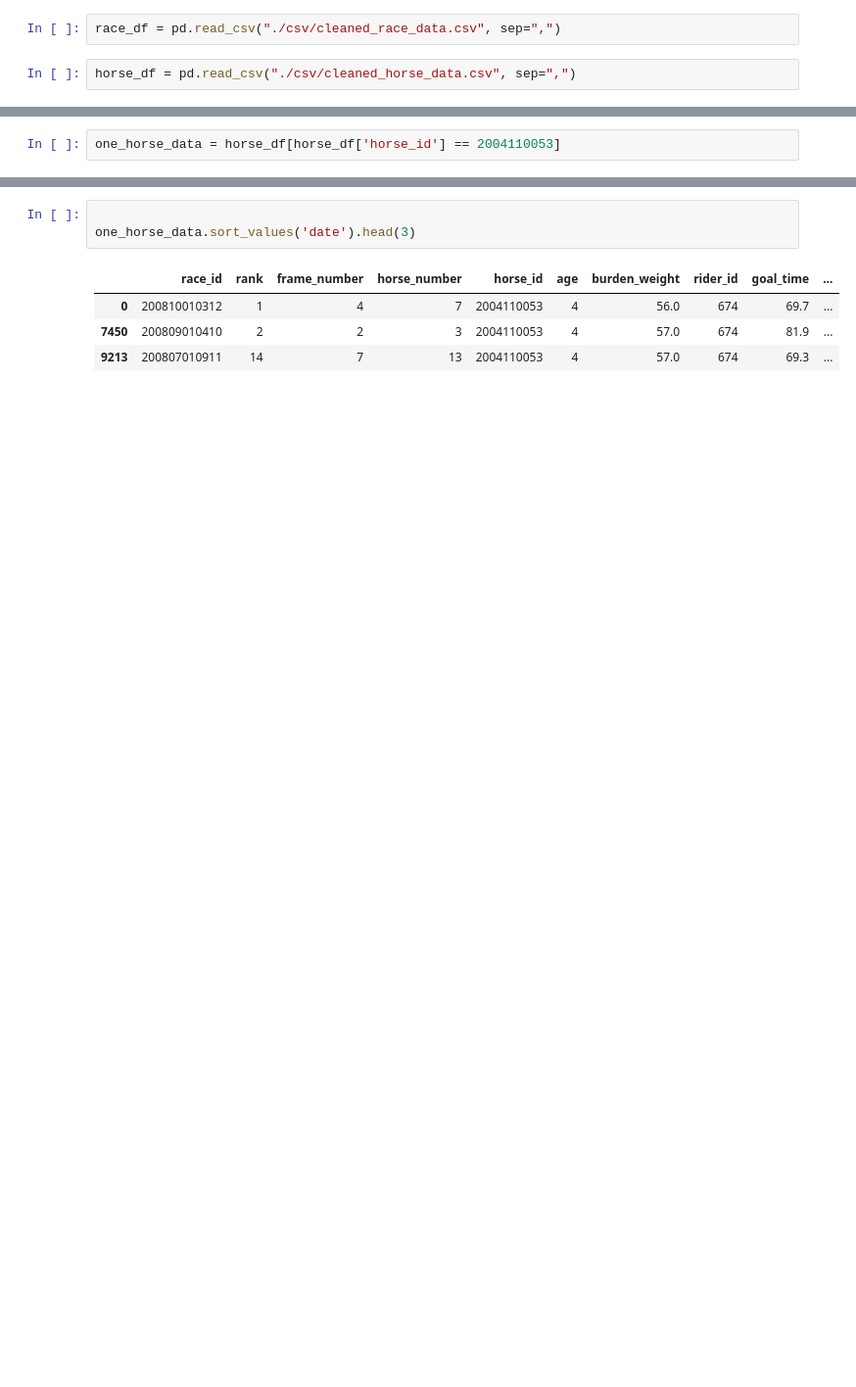
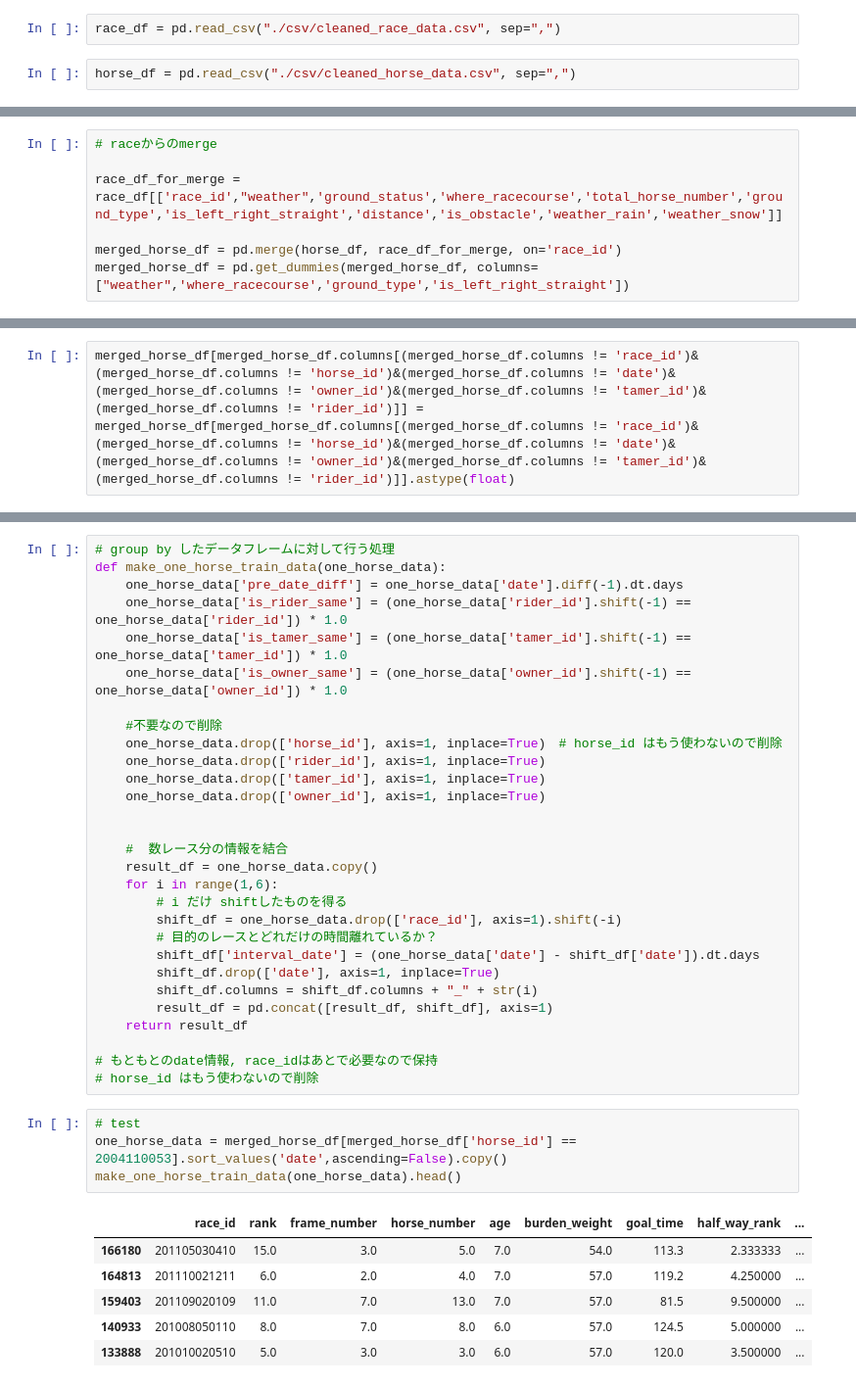
Before and after one commit to unonao/race-predict, a Jupyter notebook: make_train_data.ipynb, the cells around one changed output, grey strips where cells are left out. Shown: that part at 98% size. Saved outputs shown, nothing was run; the diff lists cells and outputs as text; blank space fills up the shorter version.

```diff
--- a/make_train_data.ipynb
+++ b/make_train_data.ipynb
@@ -78,2 +69,0 @@ race_df = pd.get_dummies(race_df, columns=["weather",'where_racecourse','ground_
-# %%
-one_horse_data = horse_df[horse_df['horse_id'] == 2004110053]
@@ -79,0 +72,7 @@ one_horse_data = horse_df[horse_df['horse_id'] == 2004110053]
+# %%
+# raceからのmerge
+
+race_df_for_merge = race_df[['race_id',"weather",'ground_status','where_racecourse','total_horse_number','ground_type','is_left_right_straight','distance','is_obstacle','weather_rain','weather_snow']]
+
+merged_horse_df = pd.merge(horse_df, race_df_for_merge, on='race_id')
+merged_horse_df = pd.get_dummies(merged_horse_df, columns=["weather",'where_racecourse','ground_type','is_left_right_straight'])
@@ -79,0 +87,2 @@ one_horse_data = horse_df[horse_df['horse_id'] == 2004110053]
+# %%
+merged_horse_df[merged_horse_df.columns[(merged_horse_df.columns != 'race_id')&(merged_horse_df.columns != 'horse_id')&(merged_horse_df.columns != 'date')&(merged_horse_df.columns != 'owner_id')&(merged_horse_df.columns != 'tamer_id')&(merged_horse_df.columns != 'rider_id')]] = merged_horse_df[merged_horse_df.columns[(merged_horse_df.columns != 'race_id')&(merged_horse_df.columns != 'horse_id')&(merged_horse_df.columns != 'date')&(merged_horse_df.columns != 'owner_id')&(merged_horse_df.columns != 'tamer_id')&(merged_horse_df.columns != 'rider_id')]].astype(float)
@@ -80,8 +119,40 @@ one_horse_data = horse_df[horse_df['horse_id'] == 2004110053]
+# %%
+# group by したデータフレームに対して行う処理
+def make_one_horse_train_data(one_horse_data):
+    one_horse_data['pre_date_diff'] = one_horse_data['date'].diff(-1).dt.days
+    one_horse_data['is_rider_same'] = (one_horse_data['rider_id'].shift(-1) == one_horse_data['rider_id']) * 1.0
+    one_horse_data['is_tamer_same'] = (one_horse_data['tamer_id'].shift(-1) == one_horse_data['tamer_id']) * 1.0
+    one_horse_data['is_owner_same'] = (one_horse_data['owner_id'].shift(-1) == one_horse_data['owner_id']) * 1.0
+
+    #不要なので削除
+    one_horse_data.drop(['horse_id'], axis=1, inplace=True)　# horse_id はもう使わないので削除
+    one_horse_data.drop(['rider_id'], axis=1, inplace=True)
+    one_horse_data.drop(['tamer_id'], axis=1, inplace=True)
+    one_horse_data.drop(['owner_id'], axis=1, inplace=True)
+
+
+    #  数レース分の情報を結合
+    result_df = one_horse_data.copy()
+    for i in range(1,6):
+        # i だけ shiftしたものを得る
+        shift_df = one_horse_data.drop(['race_id'], axis=1).shift(-i)
+        # 目的のレースとどれだけの時間離れているか？
+        shift_df['interval_date'] = (one_horse_data['date'] - shift_df['date']).dt.days
+        shift_df.drop(['date'], axis=1, inplace=True)
+        shift_df.columns = shift_df.columns + "_" + str(i)
+        result_df = pd.concat([result_df, shift_df], axis=1)
+    return result_df
+
+# もともとのdate情報, race_idはあとで必要なので保持
+# horse_id はもう使わないので削除
 # %%
-
-one_horse_data.sort_values('date').head(3)
+# test
+one_horse_data = merged_horse_df[merged_horse_df['horse_id'] == 2004110053].sort_values('date',ascending=False).copy()
+make_one_horse_train_data(one_horse_data).head()
 # %% [output]
-|  | race_id | rank | frame_number | horse_number | horse_id | age | burden_weight | rider_id | goal_time | ... |
-| 0 | 200810010312 | 1 | 4 | 7 | 2004110053 | 4 | 56.0 | 674 | 69.7 | ... |
-| 7450 | 200809010410 | 2 | 2 | 3 | 2004110053 | 4 | 57.0 | 674 | 81.9 | ... |
-| 9213 | 200807010911 | 14 | 7 | 13 | 2004110053 | 4 | 57.0 | 674 | 69.3 | ... |
+|  | race_id | rank | frame_number | horse_number | age | burden_weight | goal_time | half_way_rank | ... |
+| 166180 | 201105030410 | 15.0 | 3.0 | 5.0 | 7.0 | 54.0 | 113.3 | 2.333333 | ... |
+| 164813 | 201110021211 | 6.0 | 2.0 | 4.0 | 7.0 | 57.0 | 119.2 | 4.250000 | ... |
+| 159403 | 201109020109 | 11.0 | 7.0 | 13.0 | 7.0 | 57.0 | 81.5 | 9.500000 | ... |
+| 140933 | 201008050110 | 8.0 | 7.0 | 8.0 | 6.0 | 57.0 | 124.5 | 5.000000 | ... |
+| 133888 | 201010020510 | 5.0 | 3.0 | 3.0 | 6.0 | 57.0 | 120.0 | 3.500000 | ... |
```
Also changed, not shown: parts of 19 cells of this notebook, 2 other files.
